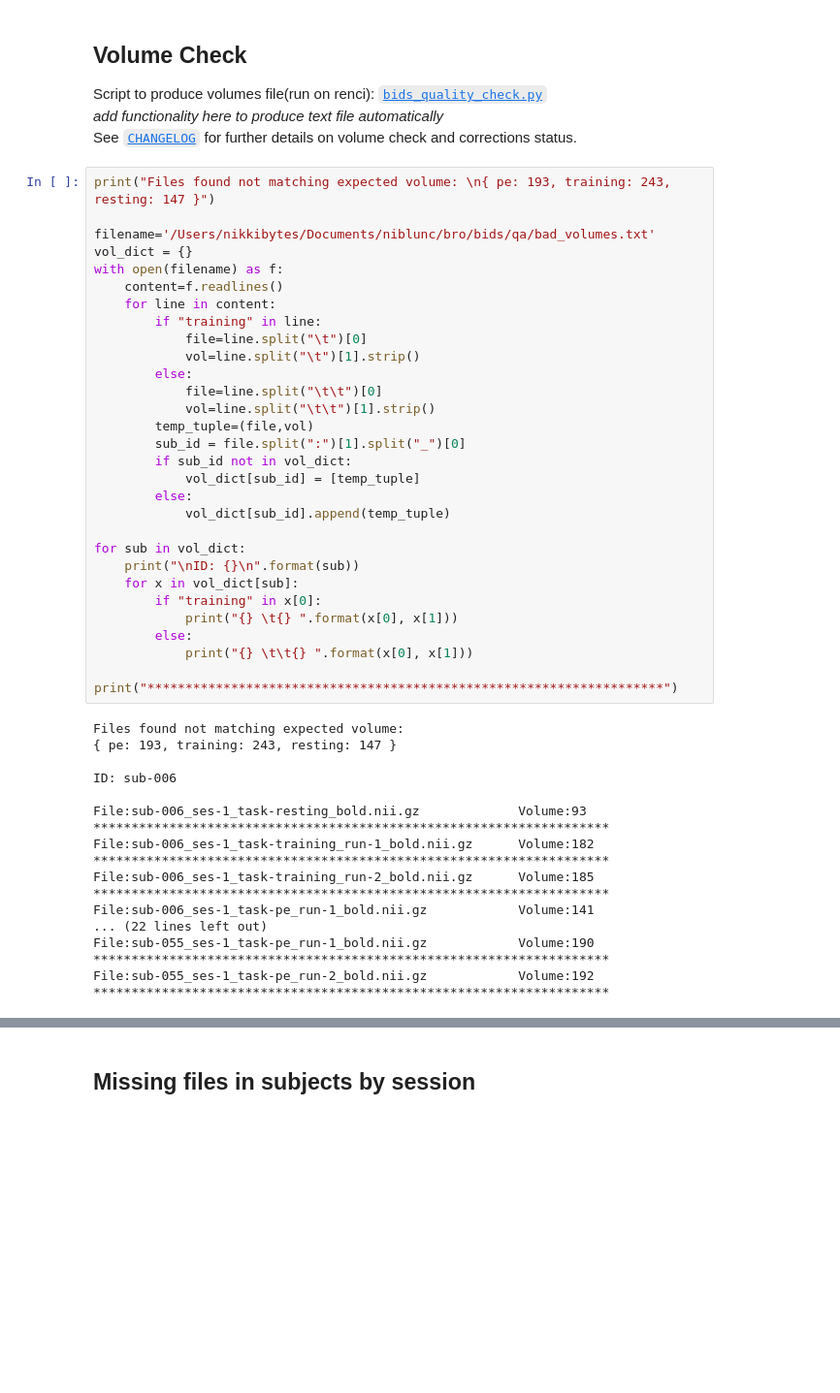
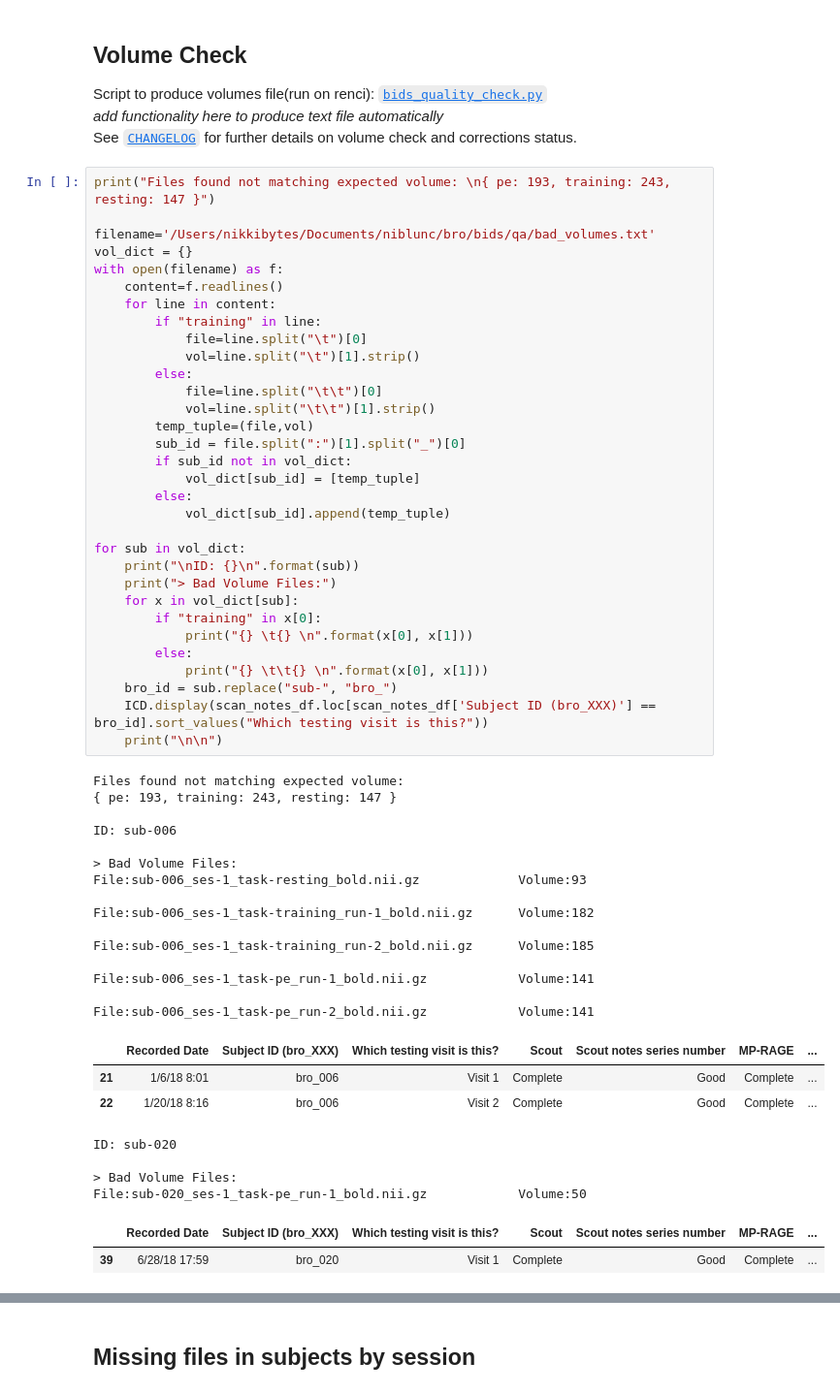
Before and after one commit to niblunc/BRO, a Jupyter notebook: BIDS/qa/bro_bids_inspect.ipynb, the cells around one changed output, grey strips where cells are left out. Shown at 97% size. Saved outputs shown, nothing was run; the diff lists cells and outputs as text; blank space fills up the shorter version.

```diff
--- a/BIDS/qa/bro_bids_inspect.ipynb
+++ b/BIDS/qa/bro_bids_inspect.ipynb
@@ -30,41 +61,51 @@ with open(filename) as f:
     content=f.readlines()
     for line in content:
         if "training" in line:
             file=line.split("\t")[0]
             vol=line.split("\t")[1].strip()
         else:
             file=line.split("\t\t")[0]
             vol=line.split("\t\t")[1].strip()
         temp_tuple=(file,vol)
         sub_id = file.split(":")[1].split("_")[0]
         if sub_id not in vol_dict:
             vol_dict[sub_id] = [temp_tuple]
         else:
             vol_dict[sub_id].append(temp_tuple)
 
 for sub in vol_dict:
     print("\nID: {}\n".format(sub))
+    print("> Bad Volume Files:")
     for x in vol_dict[sub]:
         if "training" in x[0]:
-            print("{} \t{} ".format(x[0], x[1]))
+            print("{} \t{} \n".format(x[0], x[1]))
         else:
-            print("{} \t\t{} ".format(x[0], x[1]))
-        print("********************************************************************")
+            print("{} \t\t{} \n".format(x[0], x[1]))
+    bro_id = sub.replace("sub-", "bro_")
+    ICD.display(scan_notes_df.loc[scan_notes_df['Subject ID (bro_XXX)'] == bro_id].sort_values("Which testing visit is this?"))
+    print("\n\n")
 # %% [output]
 Files found not matching expected volume:
 { pe: 193, training: 243, resting: 147 }
 
 ID: sub-006
 
+> Bad Volume Files:
 File:sub-006_ses-1_task-resting_bold.nii.gz             Volume:93
-********************************************************************
+
 File:sub-006_ses-1_task-training_run-1_bold.nii.gz      Volume:182
-********************************************************************
+
 File:sub-006_ses-1_task-training_run-2_bold.nii.gz      Volume:185
-********************************************************************
+
 File:sub-006_ses-1_task-pe_run-1_bold.nii.gz            Volume:141
-... (22 lines left out)
-File:sub-055_ses-1_task-pe_run-1_bold.nii.gz            Volume:190
-********************************************************************
-File:sub-055_ses-1_task-pe_run-2_bold.nii.gz            Volume:192
-********************************************************************
+
+File:sub-006_ses-1_task-pe_run-2_bold.nii.gz            Volume:141
+|  | Recorded Date | Subject ID (bro_XXX) | Which testing visit is this? | Scout | Scout notes series number | MP-RAGE | ... |
+| 21 | 1/6/18 8:01 | bro_006 | Visit 1 | Complete | Good | Complete | ... |
+| 22 | 1/20/18 8:16 | bro_006 | Visit 2 | Complete | Good | Complete | ... |
+ID: sub-020
+
+> Bad Volume Files:
+File:sub-020_ses-1_task-pe_run-1_bold.nii.gz            Volume:50
+|  | Recorded Date | Subject ID (bro_XXX) | Which testing visit is this? | Scout | Scout notes series number | MP-RAGE | ... |
+| 39 | 6/28/18 17:59 | bro_020 | Visit 1 | Complete | Good | Complete | ... |
```
Also changed, not shown: parts of 7 cells of this notebook, 1 other file.
